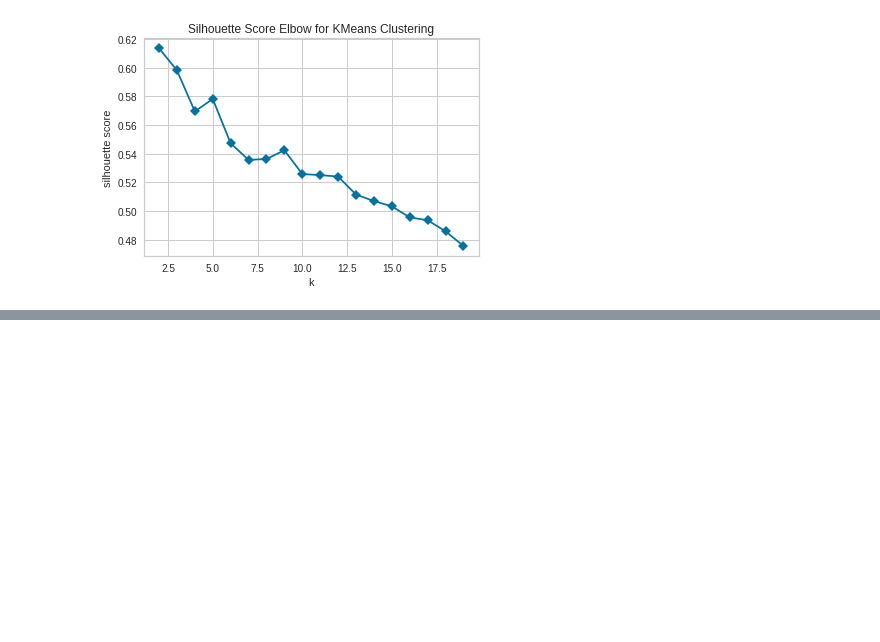
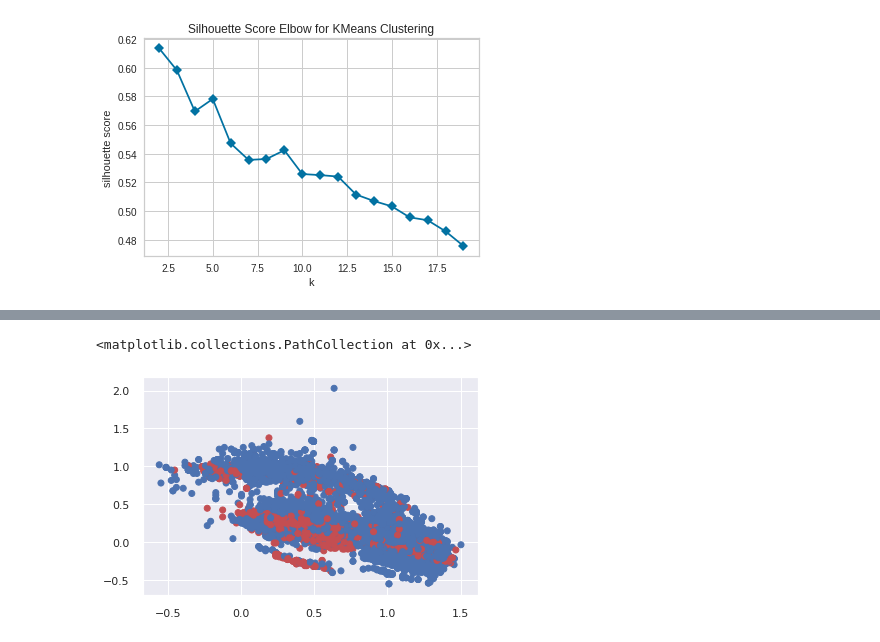
Before and after one commit to bentechno/datasciencecourses, a Jupyter notebook: 1BlogPostMonthKmeans.ipynb, the cells around one changed output, grey strips where cells are left out. Cells and saved outputs as stored; diff of their text form; code cells hidden in the pictures; blank space fills up the shorter version.

```diff
--- a/1BlogPostMonthKmeans.ipynb
+++ b/1BlogPostMonthKmeans.ipynb
@@ -103,0 +214,5 @@ visualizer.poof()
+# %%
+kmeans = KMeans(n_clusters=2, random_state=130)
+dataAll21Class = kmeans.fit(dataAllPart)
+from sklearn.metrics import silhouette_score
+#print(silhouette_score(dataAll21, kmeans.labels_))
@@ -103,0 +225,8 @@ visualizer.poof()
+# %%
+col = ['b' if x == 0 else 'r' for x in dataAll21Class.labels_]
+# %%
+import matplotlib.pyplot as plt
+plt.scatter(dataAll21.iloc[:,1], dataAll21.iloc[:,2], c=col, marker = 'o')
+# %% [output]
+<matplotlib.collections.PathCollection at 0x...>
+[figure, added]
```
Also changed, not shown: parts of 17 cells of this notebook.
